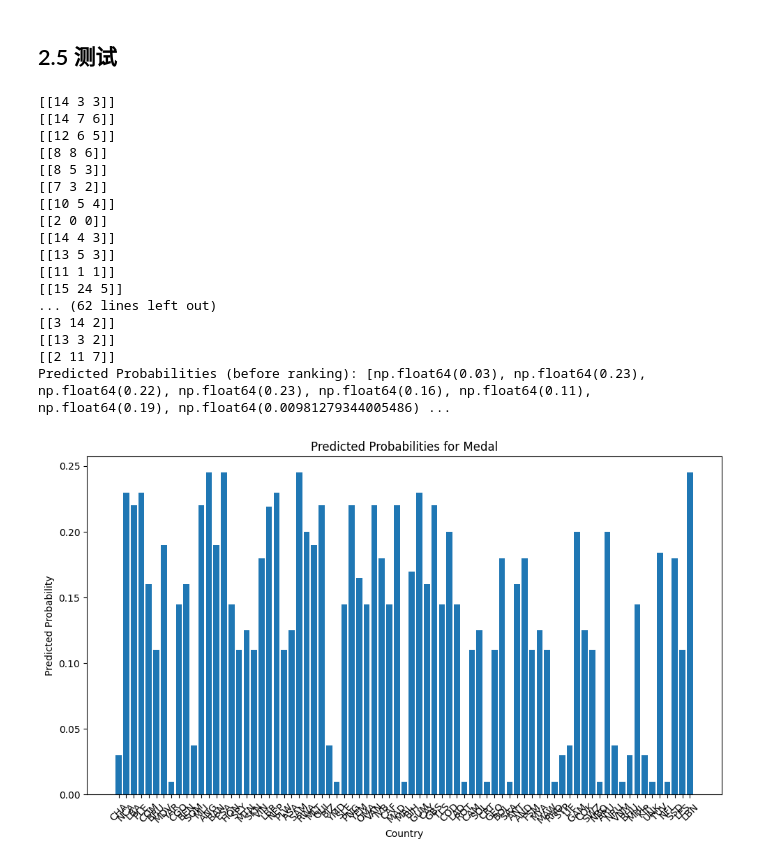
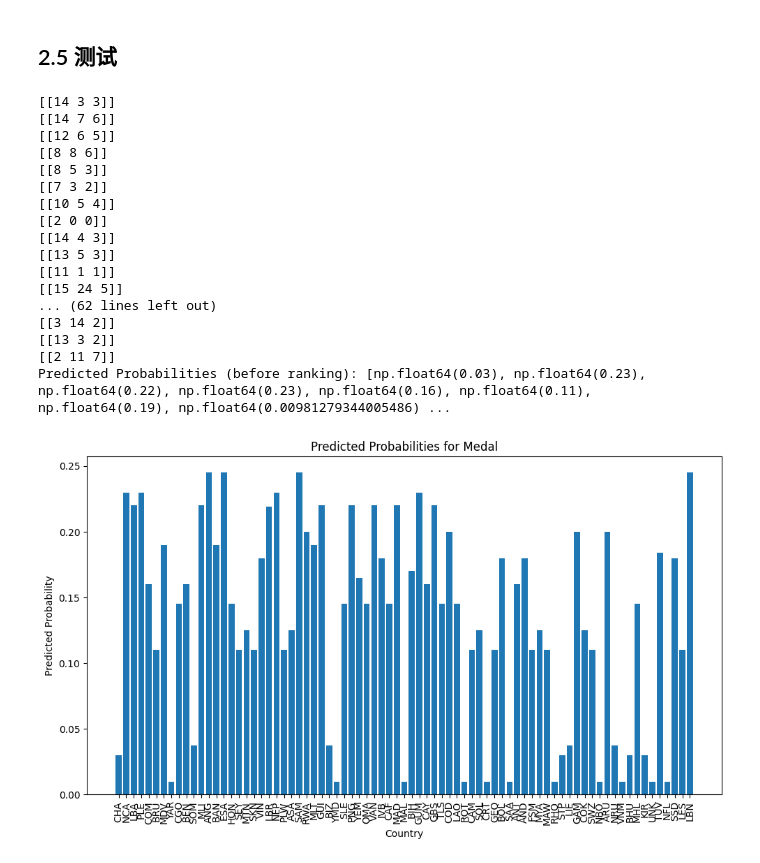
Before and after one commit to rainbowyuyu/MCM, a Jupyter notebook: model_and_code/data_processing.ipynb, the cells around one changed output. Saved outputs shown, nothing was run; the diff lists cells and outputs as text; code cells hidden in the pictures.

```diff
--- a/model_and_code/data_processing.ipynb
+++ b/model_and_code/data_processing.ipynb
@@ -1554,32 +1554,32 @@ print("Predicted Probabilities (before ranking):", predicted_probabilities_all_c
 # Step 3: 对预测概率进行排名
 # 获取排序后的索引
 ranked_probabilities = np.argsort(predicted_probabilities_all_columns)
 
 # Step 4: 绘制柱状图
 plt.figure(figsize=(10, 6))
 plt.bar(test_dataset['NOC'], predicted_probabilities_all_columns)
 plt.xlabel('Country')
 plt.ylabel('Predicted Probability')
 plt.title('Predicted Probabilities for Medal')
-plt.xticks(rotation=45)
+plt.xticks(rotation=90)
 plt.tight_layout()
 plt.show()
 # %% [output]
 [[14 3 3]]
 [[14 7 6]]
 [[12 6 5]]
 [[8 8 6]]
 [[8 5 3]]
 [[7 3 2]]
 [[10 5 4]]
 [[2 0 0]]
 [[14 4 3]]
 [[13 5 3]]
 [[11 1 1]]
 [[15 24 5]]
 ... (62 lines left out)
 [[3 14 2]]
 [[13 3 2]]
 [[2 11 7]]
 Predicted Probabilities (before ranking): [np.float64(0.03), np.float64(0.23), np.float64(0.22), np.float64(0.23), np.float64(0.16), np.float64(0.11), np.float64(0.19), np.float64(0.00981279344005486) ...
-[figure, old version]
+[figure, new version]
```
Also changed, not shown: parts of 5 cells of this notebook, 2 other files.
